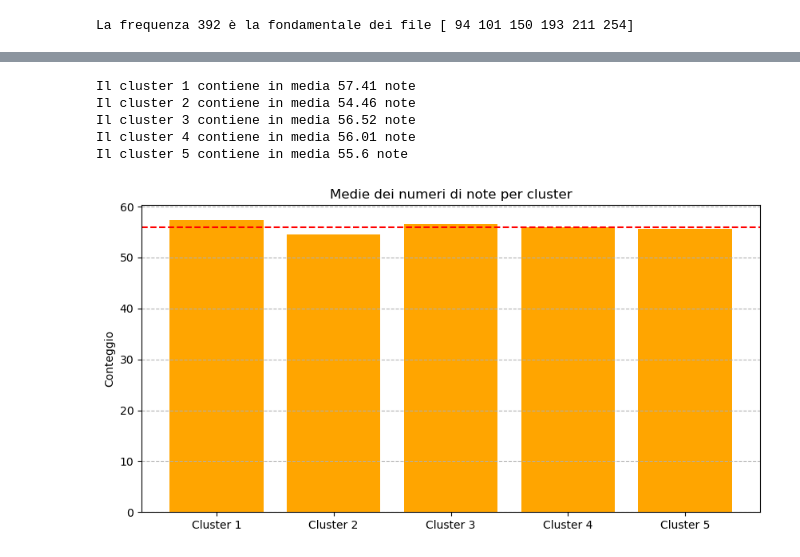
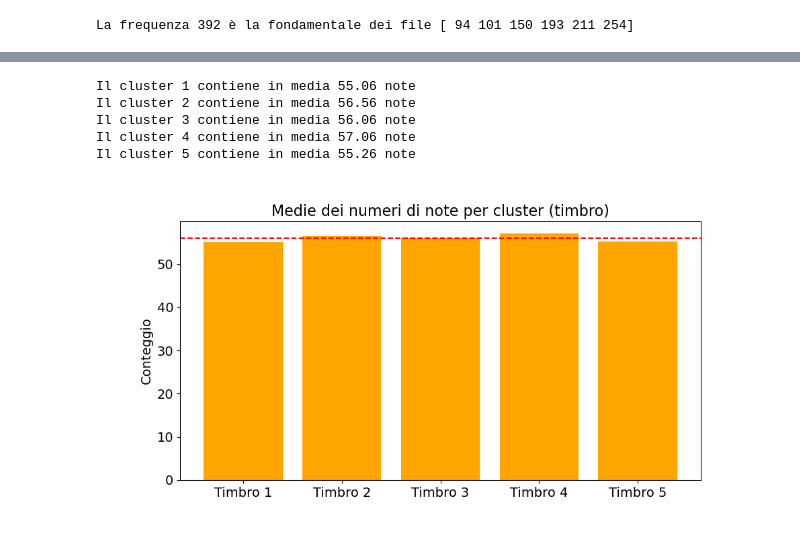
Before and after one commit to maddoc-g/3_organ_clustering, a Jupyter notebook: peak_finding.ipynb, the cells around one changed output, grey strips where cells are left out. Cells and saved outputs as stored; diff of their text form; code cells hidden in the pictures.

```diff
--- a/peak_finding.ipynb
+++ b/peak_finding.ipynb
@@ -289,33 +306,34 @@ Il cluster 5 contiene 55 note
 # %%
 # Proviamo a ripetere l'analisi col kmeans tante volte, così da alla fine fare un istogramma con la media
 # del numero di note trovato per cluster, invece che quello di "una sola iterazione".
 
 number_of_iterations = 100
 counters = np.zeros((number_of_iterations, 5), dtype=int)
 for i in range(number_of_iterations):
     kmeans = KMeans(n_clusters = 5,
                     init = "random",
                     n_init = 1000, # Abbassiamo per rendere la computazione sostenibile
                     copy_x = True,
                     algorithm = "lloyd").fit(data)
     for cluster in range(5):
         counters[i][cluster] = np.sum(kmeans.labels_ == cluster)
 average_bins = np.mean(counters, axis=0)
 
 for i in range(5):
     print(f"Il cluster {i+1} contiene in media {average_bins[i]} note")
 
 plt.figure(figsize=(10, 5))
-plt.bar(range(5), average_bins, tick_label=[f"Cluster {i+1}" for i in range(5)], color="orange")
+plt.bar(range(5), average_bins, tick_label=[f"Timbro {i+1}" for i in range(5)], color="orange")
 plt.axhline(number_of_notes, color="r", linestyle="--")
-plt.title("Medie dei numeri di note per cluster")
-plt.ylabel("Conteggio")
-plt.grid(axis="y", linestyle="--")
+plt.title("Medie dei numeri di note per cluster (timbro)", fontsize=16)
+plt.ylabel("Conteggio", fontsize=14)
+plt.xticks(fontsize=14)
+plt.yticks(fontsize=14)
 plt.show()
 # %% [output]
-Il cluster 1 contiene in media 57.41 note
-Il cluster 2 contiene in media 54.46 note
-Il cluster 3 contiene in media 56.52 note
-Il cluster 4 contiene in media 56.01 note
-Il cluster 5 contiene in media 55.6 note
+Il cluster 1 contiene in media 55.06 note
+Il cluster 2 contiene in media 56.56 note
+Il cluster 3 contiene in media 56.06 note
+Il cluster 4 contiene in media 57.06 note
+Il cluster 5 contiene in media 55.26 note
-[figure, old version]
+[figure, new version]
```
Also changed, not shown: parts of 6 cells of this notebook, 8 other files.
